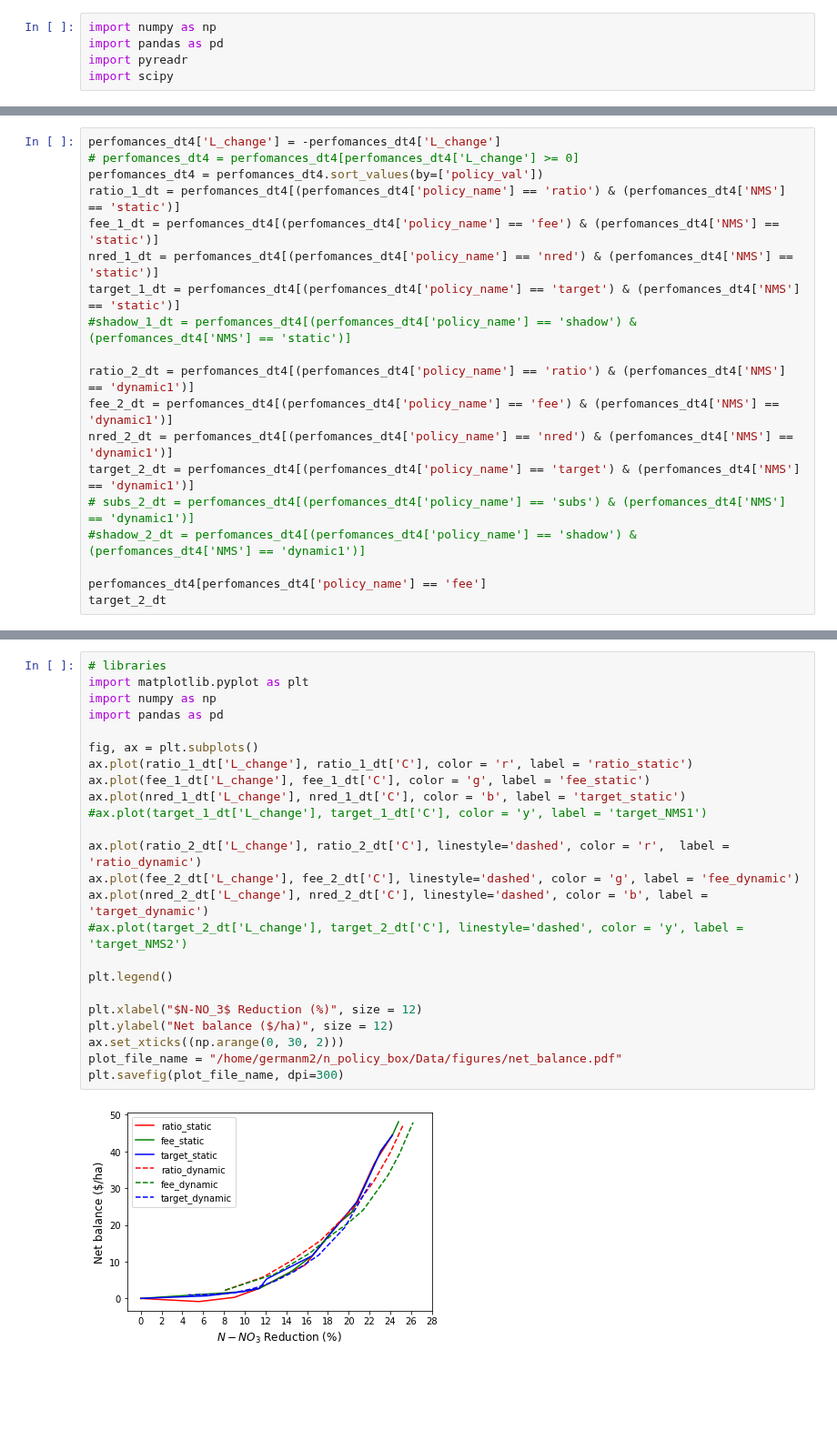
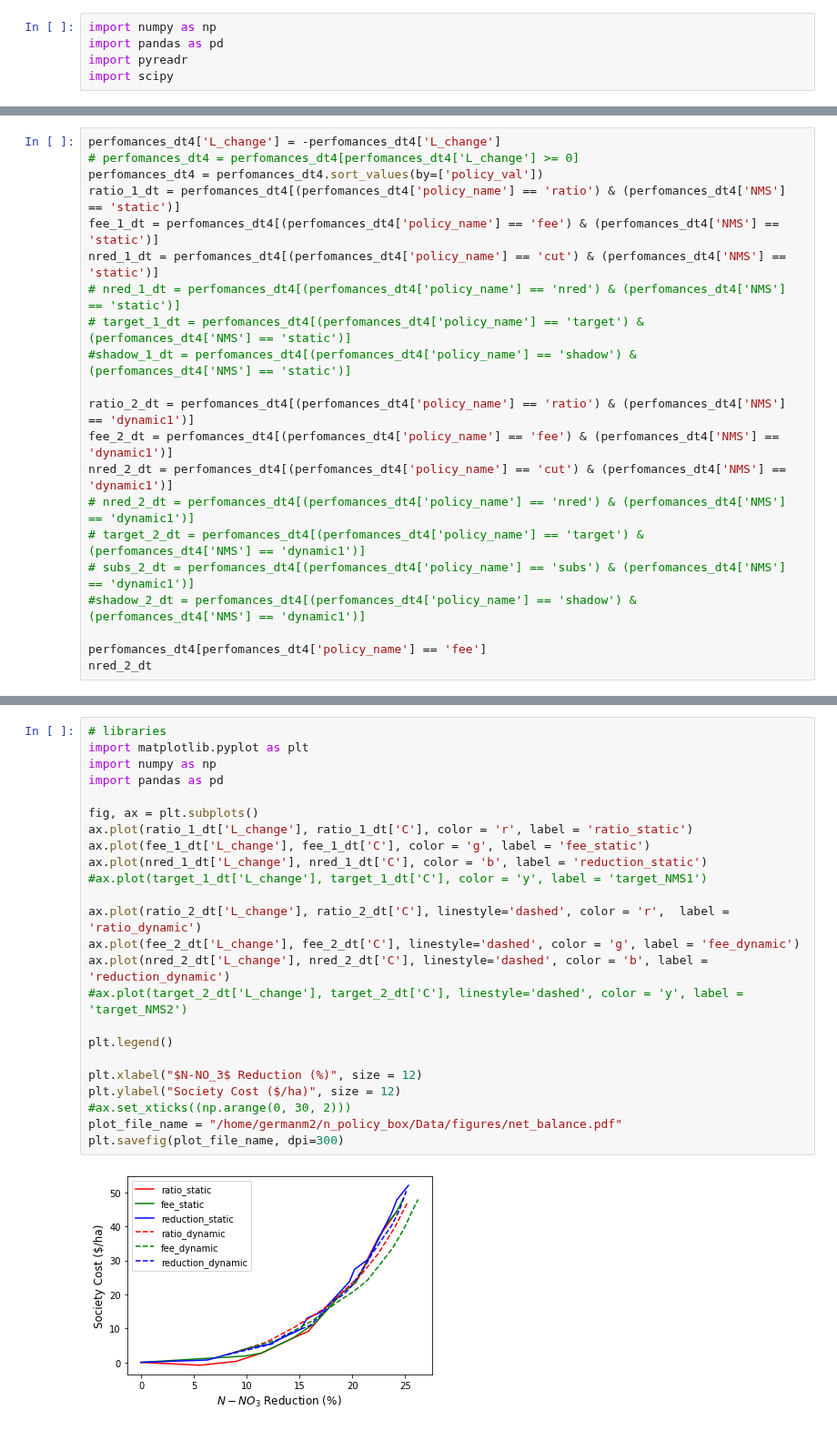
Before and after one commit to germanmandrini/n_policy, a Jupyter notebook: Codes/5e_L_reduction_cost.ipynb, the cells around one changed output, grey strips where cells are left out. Shown at 91% size. Cells and saved outputs as stored; diff of their text form; blank space fills up the shorter version.

```diff
--- a/Codes/5e_L_reduction_cost.ipynb
+++ b/Codes/5e_L_reduction_cost.ipynb
@@ -47,18 +47,20 @@ perfomances_dt4['L_change'] = -perfomances_dt4['L_change']
 perfomances_dt4 = perfomances_dt4.sort_values(by=['policy_val'])
 ratio_1_dt = perfomances_dt4[(perfomances_dt4['policy_name'] == 'ratio') & (perfomances_dt4['NMS'] == 'static')]
 fee_1_dt = perfomances_dt4[(perfomances_dt4['policy_name'] == 'fee') & (perfomances_dt4['NMS'] == 'static')]
-nred_1_dt = perfomances_dt4[(perfomances_dt4['policy_name'] == 'nred') & (perfomances_dt4['NMS'] == 'static')]
-target_1_dt = perfomances_dt4[(perfomances_dt4['policy_name'] == 'target') & (perfomances_dt4['NMS'] == 'static')]
+nred_1_dt = perfomances_dt4[(perfomances_dt4['policy_name'] == 'cut') & (perfomances_dt4['NMS'] == 'static')]
+# nred_1_dt = perfomances_dt4[(perfomances_dt4['policy_name'] == 'nred') & (perfomances_dt4['NMS'] == 'static')]
+# target_1_dt = perfomances_dt4[(perfomances_dt4['policy_name'] == 'target') & (perfomances_dt4['NMS'] == 'static')]
 #shadow_1_dt = perfomances_dt4[(perfomances_dt4['policy_name'] == 'shadow') & (perfomances_dt4['NMS'] == 'static')]
 
 ratio_2_dt = perfomances_dt4[(perfomances_dt4['policy_name'] == 'ratio') & (perfomances_dt4['NMS'] == 'dynamic1')]
 fee_2_dt = perfomances_dt4[(perfomances_dt4['policy_name'] == 'fee') & (perfomances_dt4['NMS'] == 'dynamic1')]
-nred_2_dt = perfomances_dt4[(perfomances_dt4['policy_name'] == 'nred') & (perfomances_dt4['NMS'] == 'dynamic1')]
-target_2_dt = perfomances_dt4[(perfomances_dt4['policy_name'] == 'target') & (perfomances_dt4['NMS'] == 'dynamic1')]
+nred_2_dt = perfomances_dt4[(perfomances_dt4['policy_name'] == 'cut') & (perfomances_dt4['NMS'] == 'dynamic1')]
+# nred_2_dt = perfomances_dt4[(perfomances_dt4['policy_name'] == 'nred') & (perfomances_dt4['NMS'] == 'dynamic1')]
+# target_2_dt = perfomances_dt4[(perfomances_dt4['policy_name'] == 'target') & (perfomances_dt4['NMS'] == 'dynamic1')]
 # subs_2_dt = perfomances_dt4[(perfomances_dt4['policy_name'] == 'subs') & (perfomances_dt4['NMS'] == 'dynamic1')]
 #shadow_2_dt = perfomances_dt4[(perfomances_dt4['policy_name'] == 'shadow') & (perfomances_dt4['NMS'] == 'dynamic1')]
 
 perfomances_dt4[perfomances_dt4['policy_name'] == 'fee']
-target_2_dt
+nred_2_dt
 # %% [output]
 |  | policy | NMS | Y_corn | L | N_fert | P | G | L_change | policy_val | policy_name | ... |
@@ -78,26 +83,26 @@ target_2_dt
 # %%
 # libraries
 import matplotlib.pyplot as plt
 import numpy as np
 import pandas as pd
 
 fig, ax = plt.subplots()
 ax.plot(ratio_1_dt['L_change'], ratio_1_dt['C'], color = 'r', label = 'ratio_static')
 ax.plot(fee_1_dt['L_change'], fee_1_dt['C'], color = 'g', label = 'fee_static')
-ax.plot(nred_1_dt['L_change'], nred_1_dt['C'], color = 'b', label = 'target_static')
+ax.plot(nred_1_dt['L_change'], nred_1_dt['C'], color = 'b', label = 'reduction_static')
 #ax.plot(target_1_dt['L_change'], target_1_dt['C'], color = 'y', label = 'target_NMS1')
 
 ax.plot(ratio_2_dt['L_change'], ratio_2_dt['C'], linestyle='dashed', color = 'r',  label = 'ratio_dynamic')
 ax.plot(fee_2_dt['L_change'], fee_2_dt['C'], linestyle='dashed', color = 'g', label = 'fee_dynamic')
-ax.plot(nred_2_dt['L_change'], nred_2_dt['C'], linestyle='dashed', color = 'b', label = 'target_dynamic')
+ax.plot(nred_2_dt['L_change'], nred_2_dt['C'], linestyle='dashed', color = 'b', label = 'reduction_dynamic')
 #ax.plot(target_2_dt['L_change'], target_2_dt['C'], linestyle='dashed', color = 'y', label = 'target_NMS2')
 
 plt.legend()
 
 plt.xlabel("$N-NO_3$ Reduction (%)", size = 12)
-plt.ylabel("Net balance ($/ha)", size = 12)
-ax.set_xticks((np.arange(0, 30, 2)))
+plt.ylabel("Society Cost ($/ha)", size = 12)
+#ax.set_xticks((np.arange(0, 30, 2)))
 plot_file_name = "/home/germanm2/n_policy_box/Data/figures/net_balance.pdf"
 plt.savefig(plot_file_name, dpi=300)
 # %% [output]
-[figure, old version]
+[figure, new version]
```
Also changed, not shown: parts of 2 cells of this notebook, 6 other files.
